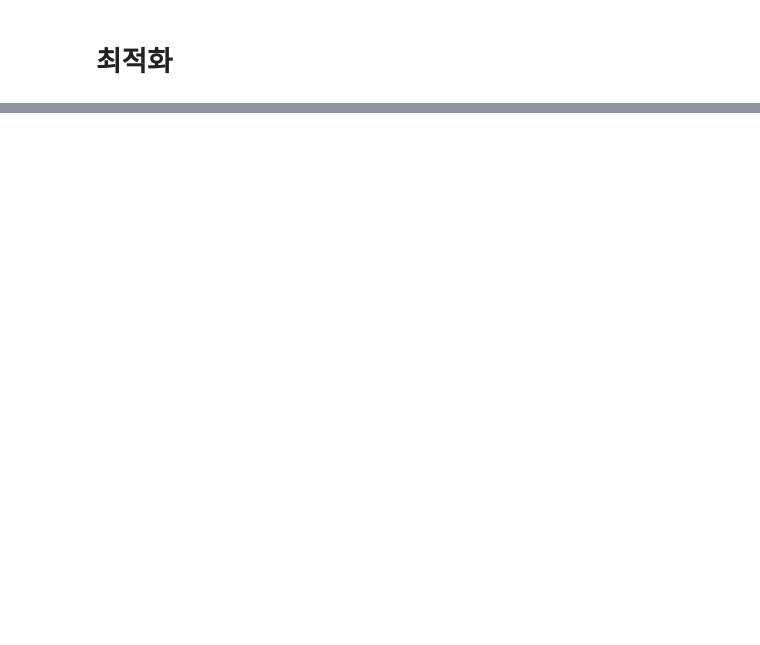
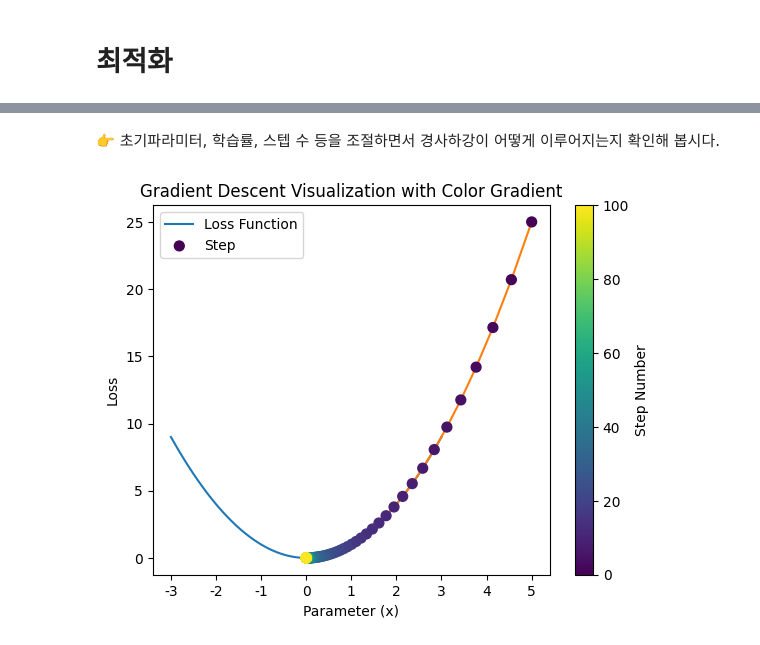
Before and after one commit to MINDS-edu/postech-youth-math-ai-7th, a Jupyter notebook: DAY2_PYMAIA7.ipynb, the cells around one changed output, grey strips where cells are left out. Drawn from its saved outputs; the diff is of its cells as text; code cells hidden in the pictures; blank space fills up the shorter version.

```diff
--- a/DAY2_PYMAIA7.ipynb
+++ b/DAY2_PYMAIA7.ipynb
@@ -35,0 +350,48 @@
+# %% [markdown]
+👉 초기파라미터, 학습률, 스텝 수 등을 조절하면서 경사하강이 어떻게 이루어지는지 확인해 봅시다.
+# %%
+import numpy as np
+import matplotlib.pyplot as plt
+
+# 손실 함수 (y = x^2)
+def loss(x):
+    return 1*x**2
+
+# 손실 함수의 기울기
+def gradient(x):
+    return 1**2 * x
+
+# 경사하강법
+x = 5# @param {type:"raw"}
+learning_rate = .09# @param {type:"raw"}
+steps = 100# @param {type:"raw"}
+history = [x]
+
+for _ in range(steps):
+    grad = gradient(x)
+    x -= learning_rate * grad  # 업데이트
+    history.append(x)
+
+# 시각화
+x_vals = np.linspace(-3, 3, 100)
+y_vals = loss(x_vals)
+
+# 컬러맵 데이터 준비
+steps_array = np.arange(len(history))  # 단계 수를 나타내는 배열
+colors = plt.cm.viridis(steps_array / len(history))  # 단계별 색상 매핑
+
+plt.plot(x_vals, y_vals, label="Loss Function")
+plt.plot(history,[loss(x) for x in history])
+scatter = plt.scatter(history, [loss(x) for x in history], c=steps_array, cmap="viridis", s=50, zorder=5,label='Step')
+
+# 컬러바 추가
+cbar = plt.colorbar(scatter)
+cbar.set_label("Step Number")
+
+plt.title("Gradient Descent Visualization with Color Gradient")
+plt.xlabel("Parameter (x)")
+plt.ylabel("Loss")
+plt.legend()
+plt.show()
+# %% [output]
+[figure, added]
```
Also changed, not shown: parts of 56 cells of this notebook.
